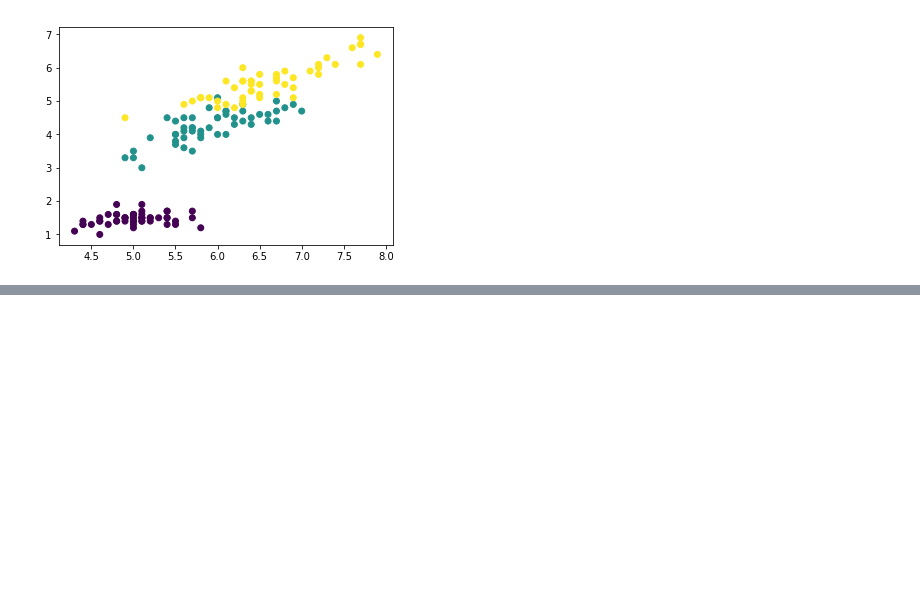
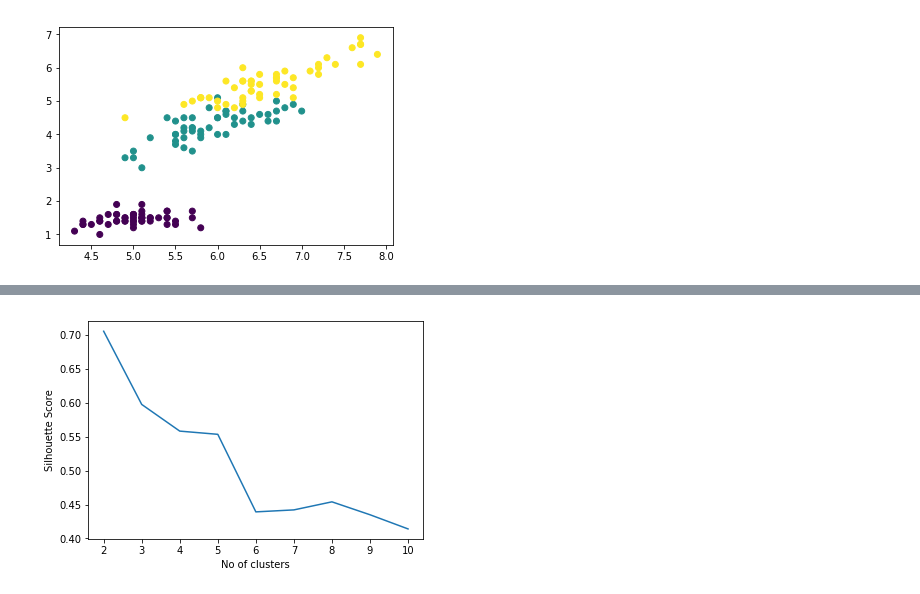
Before and after one commit to berksalmanoglu/CMPE407, a Jupyter notebook: 09-Unsupervised Learning/09-KMeans Clustering.ipynb, the cells around one changed output, grey strips where cells are left out. Drawn from its saved outputs; the diff is of its cells as text; code cells hidden in the pictures; blank space fills up the shorter version.

```diff
--- a/09-Unsupervised Learning/09-KMeans Clustering.ipynb
+++ b/09-Unsupervised Learning/09-KMeans Clustering.ipynb
@@ -32,0 +77,4 @@ KMeans(algorithm='auto', copy_x=True, init='k-means++', max_iter=300,
+# %%
+transformed_data = pca.transform(iris_df.data)
+transformed_data = pd.DataFrame(transformed_data,columns=['Dimension 1','Dimension 2'])
+transformed_data.head()
@@ -32,0 +88,14 @@ KMeans(algorithm='auto', copy_x=True, init='k-means++', max_iter=300,
+# %%
+# Use silhouette score to find the ideal number of clusters.
+from sklearn.cluster import KMeans
+from sklearn.metrics import silhouette_score
+
+no_of_clusters= range(2,11)
+kmeans = [KMeans(n_clusters=i) for i in no_of_clusters]
+score = [silhouette_score(transformed_data,kmeans[i].fit(transformed_data).predict(transformed_data),metric='euclidean') for i in range(len(kmeans))]
+plt.plot(no_of_clusters,score)
+plt.xlabel('No of clusters')
+plt.ylabel('Silhouette Score')
+plt.show()
+# %% [output]
+[figure, added]
```
Also changed, not shown: parts of 15 cells of this notebook.
